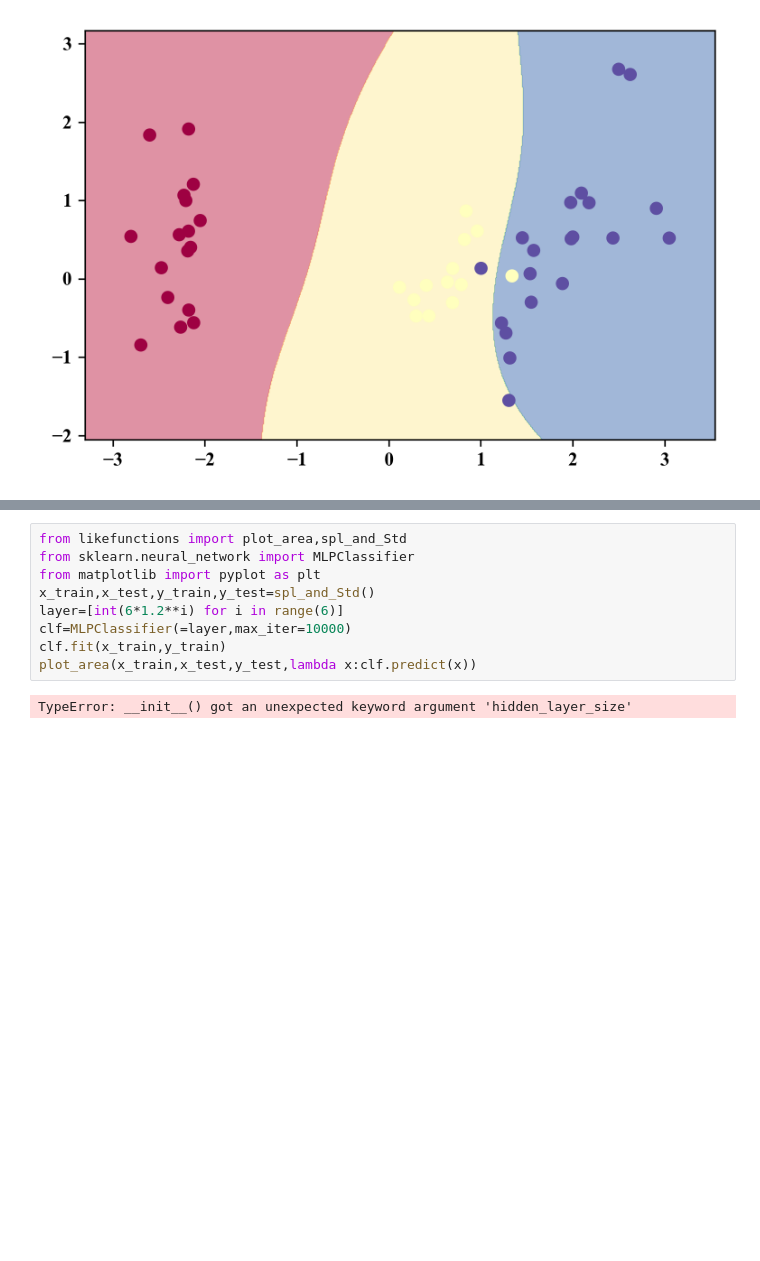
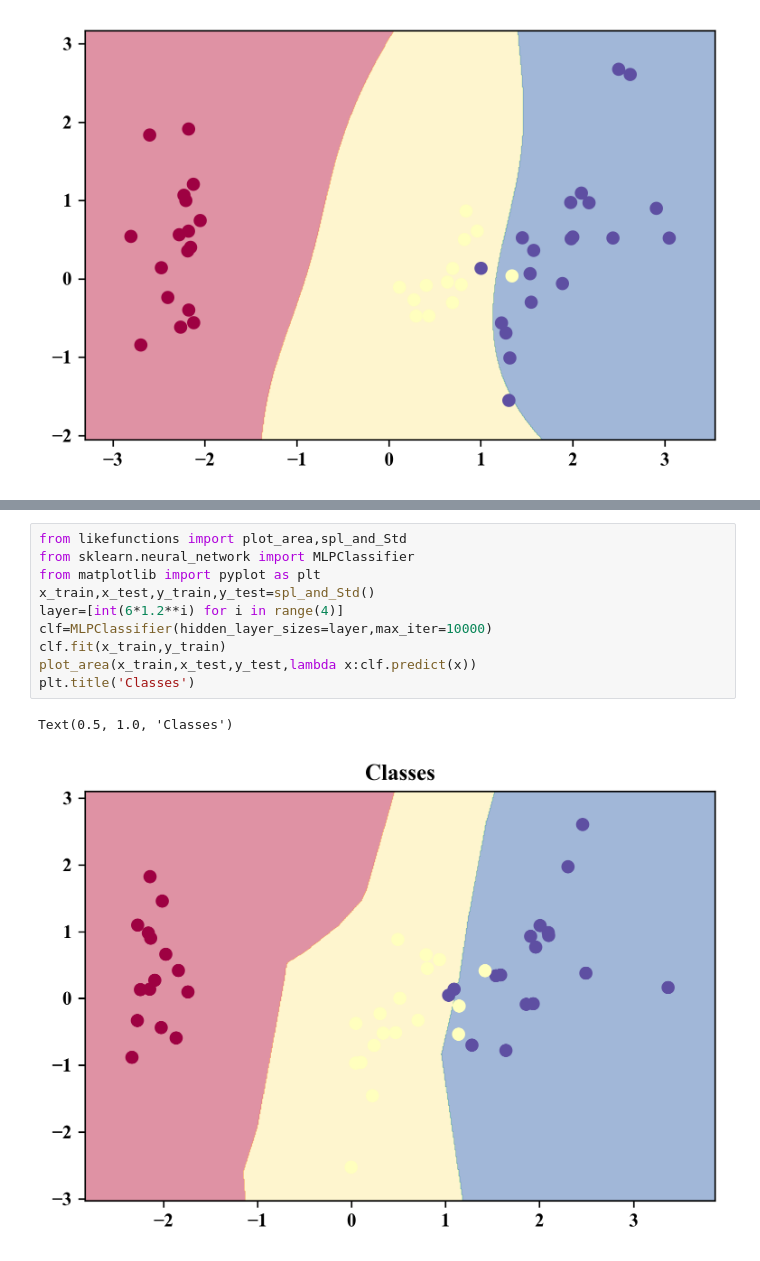
Before and after one commit to Time-Magic/Traning_code, a Jupyter notebook: report_iris_randomtrees.ipynb, the cells around one changed output, grey strips where cells are left out. Cells and saved outputs as stored; diff of their text form; blank space fills up the shorter version.

```diff
--- a/report_iris_randomtrees.ipynb
+++ b/report_iris_randomtrees.ipynb
@@ -322,11 +324,13 @@ plt.show()
 # %%
 from likefunctions import plot_area,spl_and_Std
 from sklearn.neural_network import MLPClassifier
 from matplotlib import pyplot as plt
 x_train,x_test,y_train,y_test=spl_and_Std()
-layer=[int(6*1.2**i) for i in range(6)]
-clf=MLPClassifier(=layer,max_iter=10000)
+layer=[int(6*1.2**i) for i in range(4)]
+clf=MLPClassifier(hidden_layer_sizes=layer,max_iter=10000)
 clf.fit(x_train,y_train)
 plot_area(x_train,x_test,y_test,lambda x:clf.predict(x))
+plt.title('Classes')
 # %% [output]
-TypeError: __init__() got an unexpected keyword argument 'hidden_layer_size'
+Text(0.5, 1.0, 'Classes')
+[figure, added]
```
Also changed, not shown: parts of 3 cells of this notebook, 1 other file.
